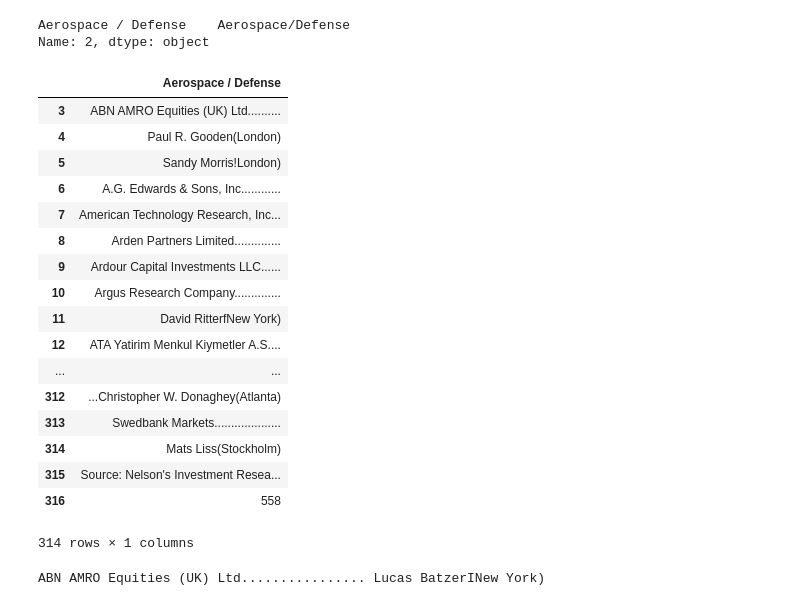
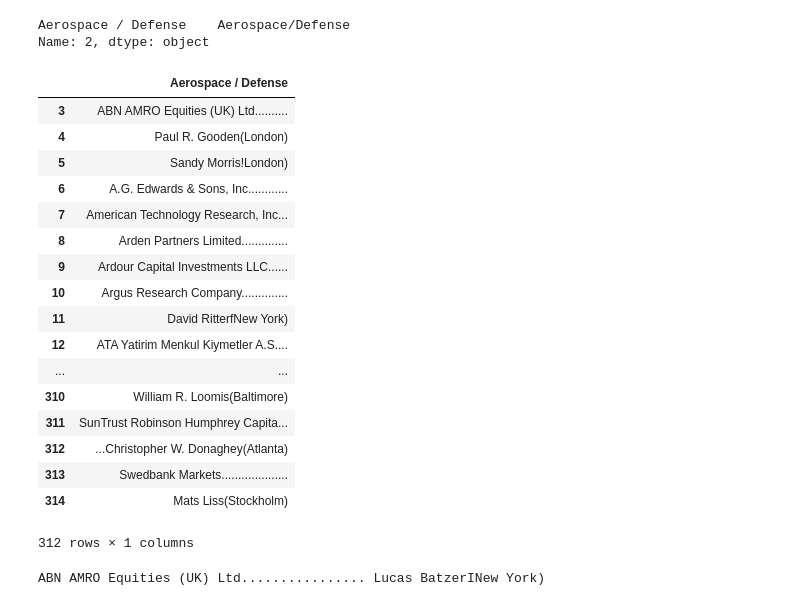
Before and after one commit to michellemao0224/PDF-to-Text-Parser, a Jupyter notebook: pdfParser.ipynb, the cells around one changed output. Saved outputs shown, nothing was run; the diff lists cells and outputs as text; code cells hidden in the pictures.

```diff
--- a/pdfParser.ipynb
+++ b/pdfParser.ipynb
@@ -49,27 +49,27 @@ industry_type
 Aerospace / Defense    Aerospace/Defense
 Name: 2, dtype: object
 # %%
-df_i = df_i.iloc[3:]
+df_i = df_i.iloc[3:-2]
 df_i
 # %% [output]
 |  | Aerospace / Defense |
 | 3 | ABN AMRO Equities (UK) Ltd.......... |
 | 4 | Paul R. Gooden(London) |
 | 5 | Sandy Morris!London) |
 | 6 | A.G. Edwards & Sons, Inc............ |
 | 7 | American Technology Research, Inc... |
 | 8 | Arden Partners Limited.............. |
 | 9 | Ardour Capital Investments LLC...... |
 | 10 | Argus Research Company.............. |
 | 11 | David RitterfNew York) |
 | 12 | ATA Yatirim Menkul Kiymetler A.S.... |
 | ... | ... |
+| 310 | William R. Loomis(Baltimore) |
+| 311 | SunTrust Robinson Humphrey Capita... |
 | 312 | ...Christopher W. Donaghey(Atlanta) |
 | 313 | Swedbank Markets.................... |
 | 314 | Mats Liss(Stockholm) |
-| 315 | Source: Nelson's Investment Resea... |
-| 316 | 558 |
-314 rows × 1 columns
+312 rows × 1 columns
 # %%
 company_name = []
 for index, row in df_i.iterrows():
```
Also changed, not shown: parts of 11 cells of this notebook.
